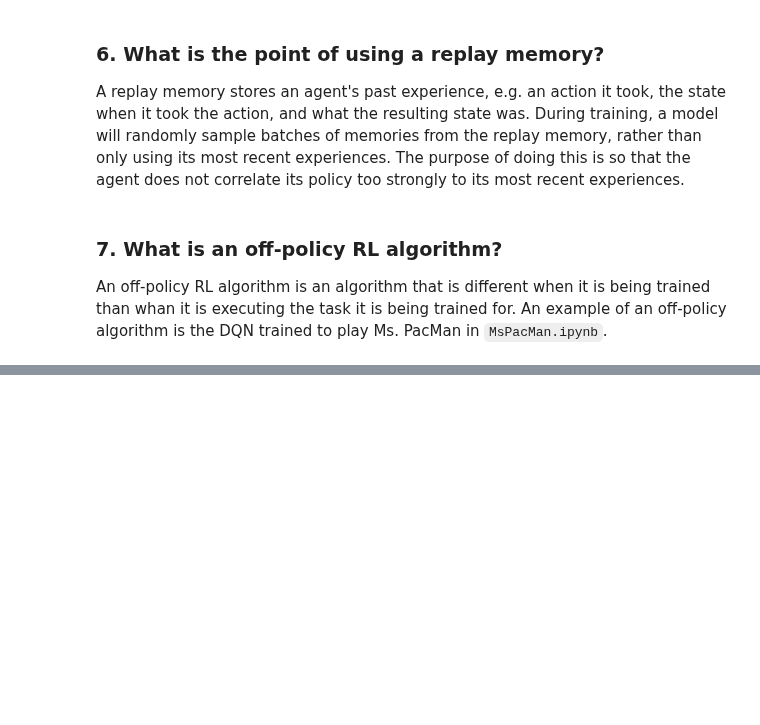
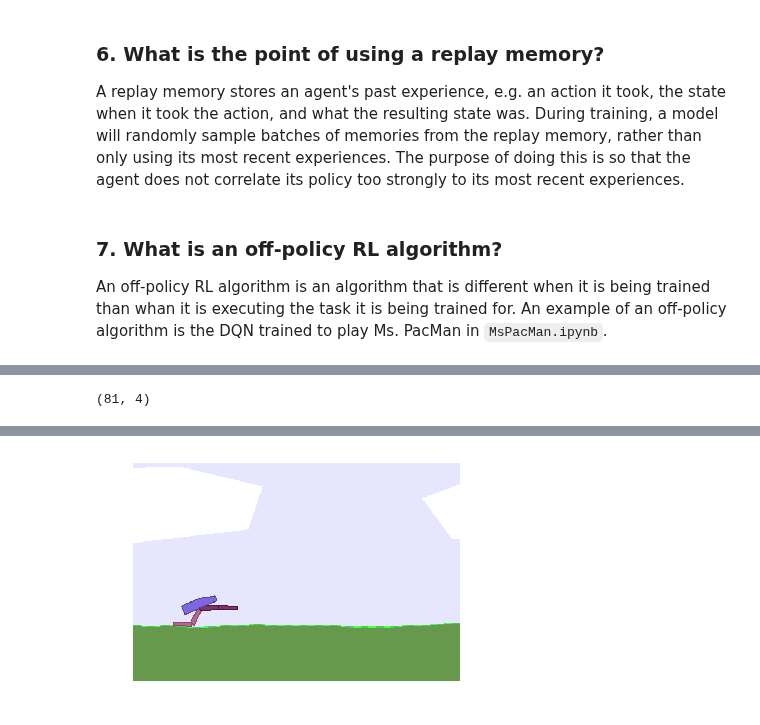
Before and after one commit to DCtheTall/hands-on-machine-learning, a Jupyter notebook: chapter16/Exercises.ipynb, the cells around one changed output, grey strips where cells are left out. Saved outputs shown, nothing was run; the diff lists cells and outputs as text; code cells hidden in the pictures; blank space fills up the shorter version.

```diff
--- a/chapter16/Exercises.ipynb
+++ b/chapter16/Exercises.ipynb
@@ -36,0 +155,12 @@ An off-policy RL algorithm is an algorithm that is different when it is being tr
+# %%
+from itertools import product
+
+possible_torques = np.array([-1.0, 0.0, 1.0])
+possible_actions = np.array(list(product(*(4 * (possible_torques,)))))
+# %%
+# There are 84 possible actions, one for each combination of -1, 0, and 1 for
+# all 4 values for each action.
+
+possible_actions.shape
+# %% [output]
+(81, 4)
@@ -36,0 +237,8 @@ An off-policy RL algorithm is an algorithm that is different when it is being tr
+# %%
+# Mounting Google Drive to store the model checkpoint data even if we lose
+# the kernel.
+
+from google.colab import drive
+
+drive.mount('/content/gdrive/')
+checkpoint_path = '/content/gdrive/My Drive/models/bipedal_walker.ckpt'
@@ -36,0 +289,24 @@ An off-policy RL algorithm is an algorithm that is different when it is being tr
+# %%
+# Playing the game with the trained model to see how it does.
+
+n_max_steps = 1000
+frames = []
+
+with tf.Session() as sess:
+  saver.restore(sess, checkpoint_path)
+  obs = env.reset()
+  for _ in range(n_max_steps):
+    action_idx_val = sess.run(action_idx,
+                              feed_dict={X: obs.reshape(1, n_inputs)})
+    action = possible_actions[action_idx_val[0]]
+    obs, reward, done, info = env.step(action)
+    frames.append(env.render(mode='rgb_array'))
+    if done:
+      break
+# %%
+# Plot the animation. As we can see the model learned to stay upright by using
+# the back leg as support and then inches forward using the front leg. Not
+# quite what we expected but it is able to last 1000 frames without falling.
+
+plot_animation(frames)
+# %% [output]
@@ -36,0 +314 @@ An off-policy RL algorithm is an algorithm that is different when it is being tr
+[figure, added]
```
Also changed, not shown: parts of 20 cells of this notebook.
